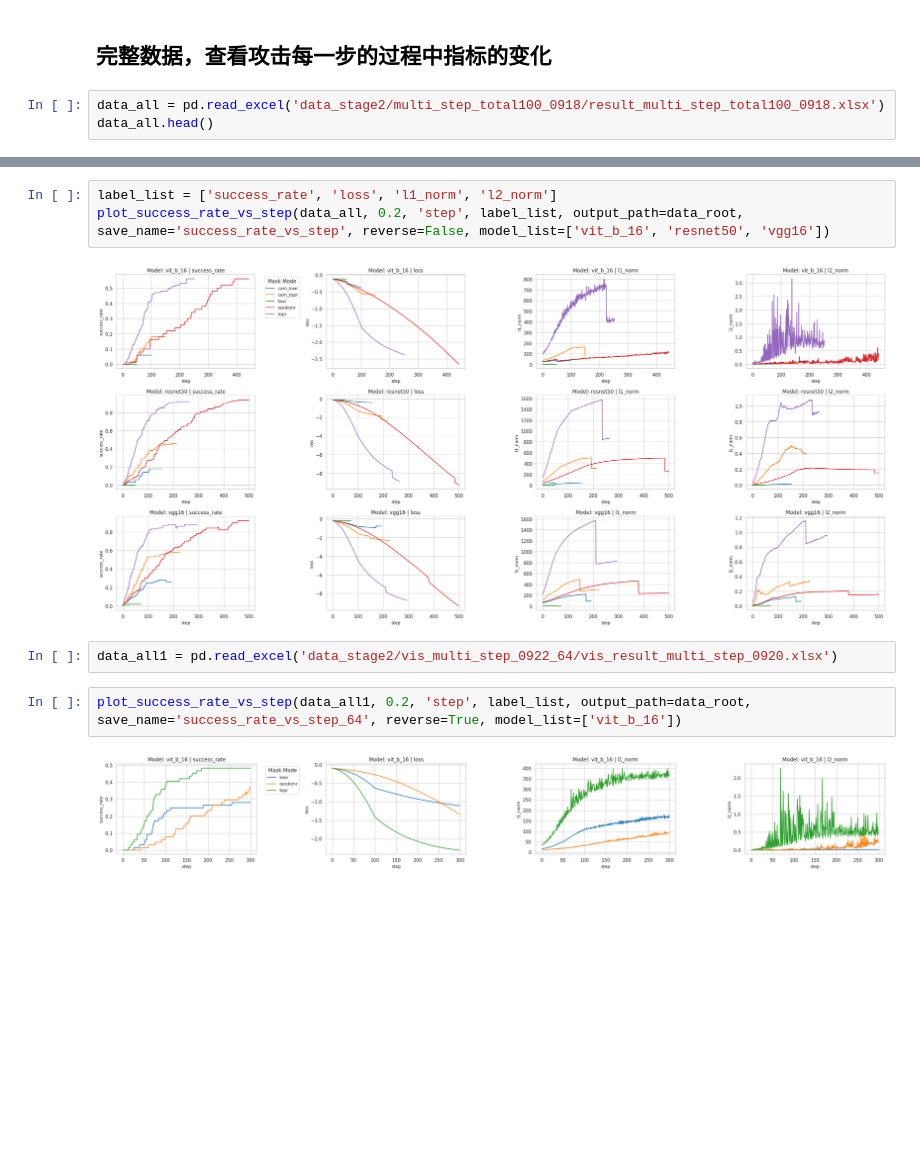
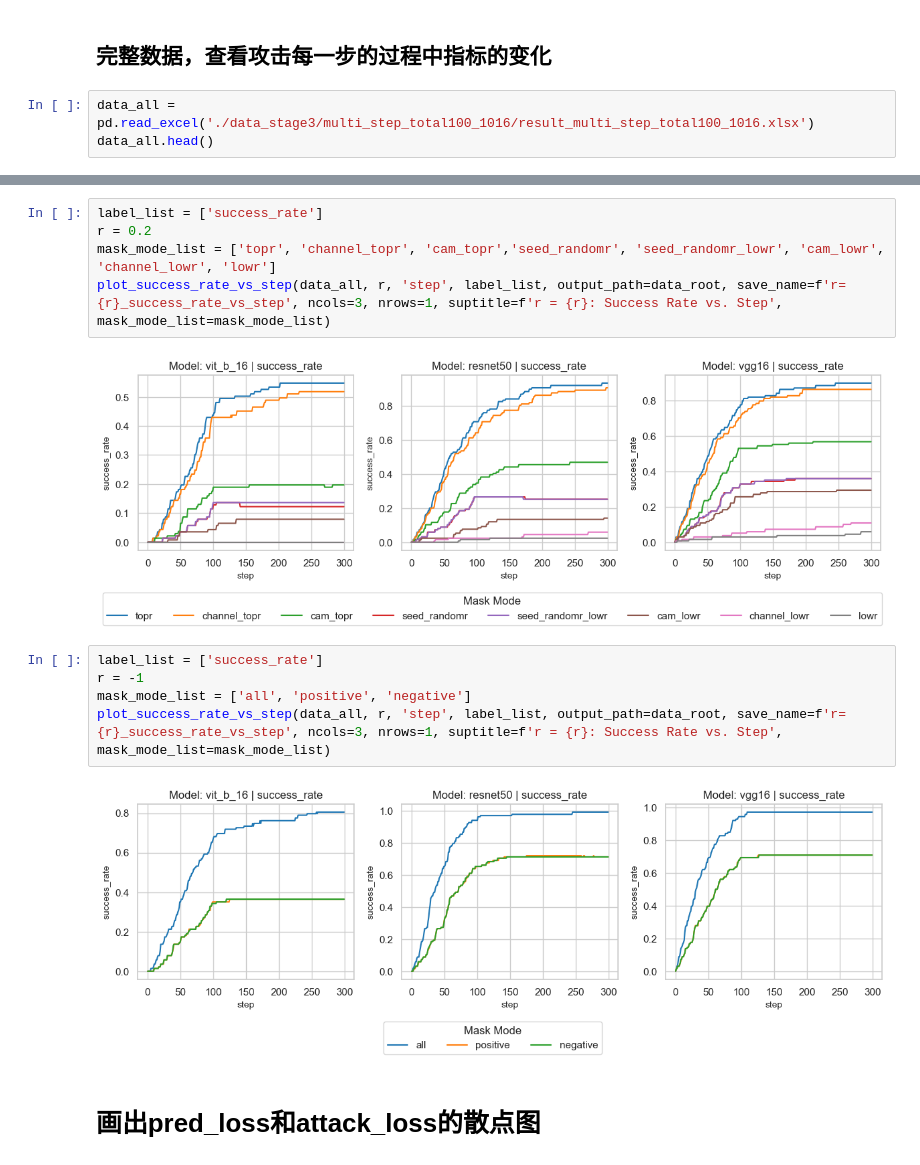
Before and after one commit to zhaobenyan51129/robustness_with_visualization, a Jupyter notebook: data_analysis_multi_step.ipynb, the cells around one changed output, grey strips where cells are left out. Drawn from its saved outputs; the diff is of its cells as text; blank space fills up the shorter version.

```diff
--- a/data_analysis_multi_step.ipynb
+++ b/data_analysis_multi_step.ipynb
@@ -283,6 +149,6 @@ plot_success_rate_vs_r(data_result, '1_parameter', label_list, output_path=data_
 # %% [markdown]
 ## 完整数据，查看攻击每一步的过程中指标的变化
 # %%
-data_all = pd.read_excel('data_stage2/multi_step_total100_0918/result_multi_step_total100_0918.xlsx')
+data_all = pd.read_excel('./data_stage3/multi_step_total100_1016/result_multi_step_total100_1016.xlsx')
 data_all.head()
 # %% [output]
@@ -402,11 +161,16 @@ def plot_success_rate_vs_step(data, parameter, var, label_list, **kwargs):
-# %%
-label_list = ['success_rate', 'loss', 'l1_norm', 'l2_norm']
-plot_success_rate_vs_step(data_all, 0.2, 'step', label_list, output_path=data_root, save_name='success_rate_vs_step', reverse=False, model_list=['vit_b_16', 'resnet50', 'vgg16'])
-# %% [output]
-[figure, removed]
-# %%
-data_all1 = pd.read_excel('data_stage2/vis_multi_step_0922_64/vis_result_multi_step_0920.xlsx')
-# %%
-plot_success_rate_vs_step(data_all1, 0.2, 'step', label_list, output_path=data_root, save_name='success_rate_vs_step_64', reverse=True, model_list=['vit_b_16'])
-# %% [output]
-[figure, removed]
+# %%
+label_list = ['success_rate']
+r = 0.2
+mask_mode_list = ['topr', 'channel_topr', 'cam_topr','seed_randomr', 'seed_randomr_lowr', 'cam_lowr', 'channel_lowr', 'lowr']
+plot_success_rate_vs_step(data_all, r, 'step', label_list, output_path=data_root, save_name=f'r={r}_success_rate_vs_step', ncols=3, nrows=1, suptitle=f'r = {r}: Success Rate vs. Step', mask_mode_list=mask_mode_list)
+# %% [output]
+[figure, added]
+# %%
+label_list = ['success_rate']
+r = -1
+mask_mode_list = ['all', 'positive', 'negative']
+plot_success_rate_vs_step(data_all, r, 'step', label_list, output_path=data_root, save_name=f'r={r}_success_rate_vs_step', ncols=3, nrows=1, suptitle=f'r = {r}: Success Rate vs. Step', mask_mode_list=mask_mode_list)
+# %% [output]
+[figure, added]
+# %% [markdown]
+# 画出pred_loss和attack_loss的散点图
```
Also changed, not shown: parts of 35 cells of this notebook, 4 other files.
